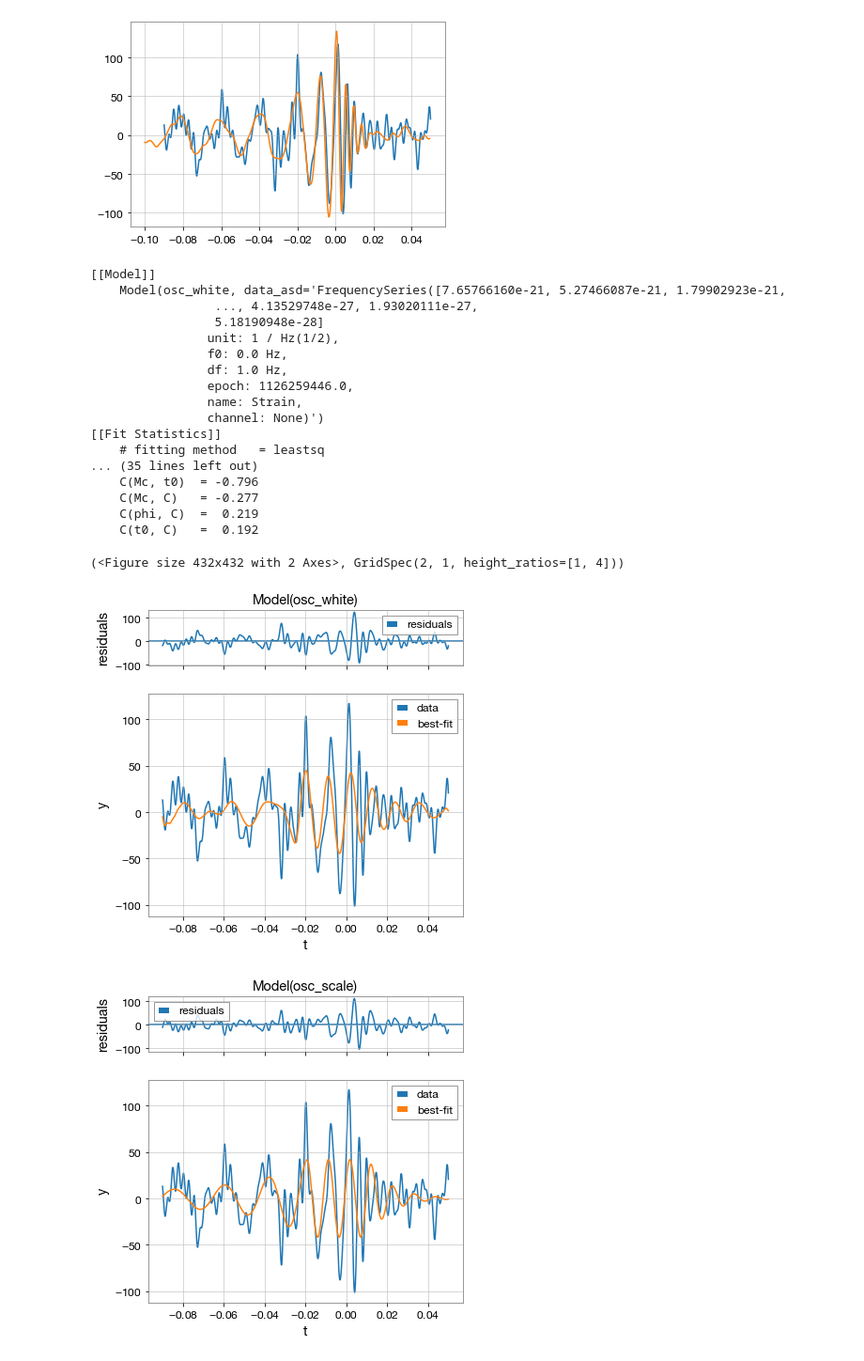
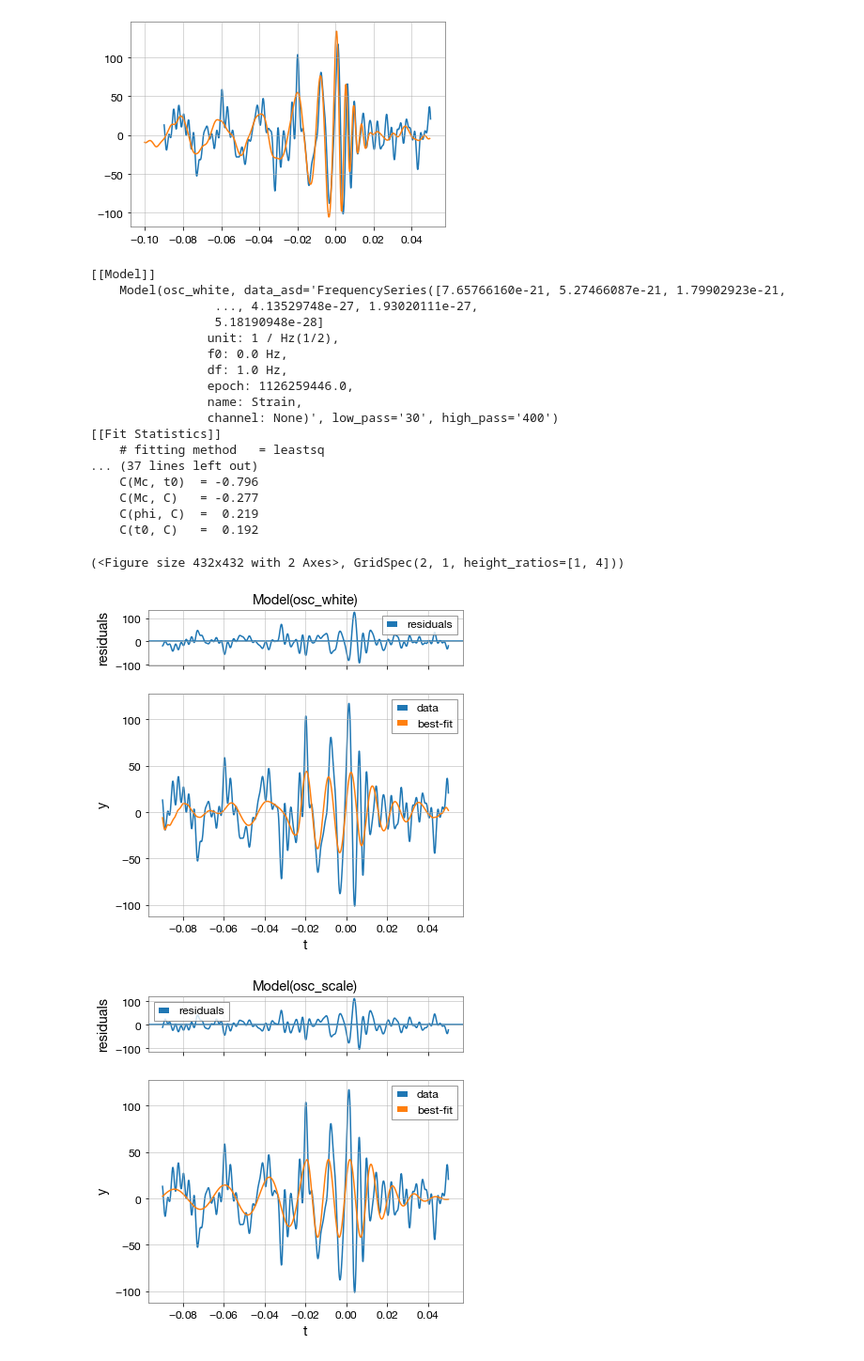
Before and after one commit to violatingcp/MIT_8.S50, a Jupyter notebook: Recitation3/rec3.ipynb, the cells around one changed output. Shown at 94% size. Saved outputs shown, nothing was run; the diff lists cells and outputs as text; code cells hidden in the pictures.

```diff
--- a/Recitation3/rec3.ipynb
+++ b/Recitation3/rec3.ipynb
@@ -232,17 +203,20 @@ asd = strain.asd(fftlength = 1)
 NRtime, NR_H1 = np.genfromtxt('GW150914_4_NR_waveform.txt').transpose()
 nrdata= TimeSeries(NR_H1, times = NRtime)
 # %%
-def whiten_and_bandpass(strain, asd):
+def whiten_and_bandpass(strain, asd, bp_low, bp_high):
     fft = strain.fft()
     asdinterp = interp1d(asd.frequencies, asd)
     asddiv =asdinterp(fft.frequencies)
     white_freq = fft/asddiv
     white = white_freq.ifft()
-    whitebp = white.bandpass(30,400)
+    whitebp = white.bandpass(bp_low,bp_high)
     return TimeSeries(whitebp, t0=strain.t0)
 # %%
-whitened_data = whiten_and_bandpass(strain, asd)
-wnr = whiten_and_bandpass(nrdata, asd).crop(-0.1, 0.05)
+low_pass = lower()
+high_pass = higher()
+
+whitened_data = whiten_and_bandpass(strain, asd, low_pass, high_pass)
+wnr = whiten_and_bandpass(nrdata, asd, low_pass, high_pass).crop(-0.1, 0.05)
 zoom = whitened_data.crop(tevent-0.09, tevent+0.05)
 zoom.t0 = -0.09
 x = np.array(zoom.times)
@@ -254,60 +228,60 @@ plt.plot(wnr.times, wnr.value)
 [figure]
 # %%
 # define osc_dif for lmfit::minimize()
-def osc_dif(params, x, data, data_asd):
+def osc_dif(params, x, data, data_asd, low_pass, high_pass):
     iM=params["Mc"]
     iT0=params["t0"]
     norm=params["C"]
     phi=params["phi"]
     model_strain = TimeSeries(osc(x, iM, iT0, phi, norm), times = x)
-    val = whiten_and_bandpass(model_strain, data_asd)
+    val = whiten_and_bandpass(model_strain, data_asd, low_pass, high_pass)
     residuals = val-data
     return residuals
 
-def osc_white(t, Mc, t0, phi, C, data_asd=None):
+def osc_white(t, Mc, t0, phi, C, data_asd=None, low_pass = None, high_pass = None):
     model_strain = TimeSeries(osc(t, Mc, t0, phi, C), times = t)
-    val = whiten_and_bandpass(model_strain, data_asd)
+    val = whiten_and_bandpass(model_strain, data_asd, low_pass, high_pass)
     return val
 # %%
-owmodel = lmfit.Model(osc_white, data_asd = asd)
-owmodel.set_param_hint(name = 'Mc', value = 25)
-owmodel.set_param_hint(name = 't0', value = 0.004)
-owmodel.set_param_hint(name = 'C', value = 0.18853556)
-owmodel.set_param_hint(name = 'phi', value = 1.24685424)
+owmodel = lmfit.Model(osc_white, data_asd = asd, low_pass = low_pass, high_pass = high_pass)
+owmodel.set_param_hint(name = 'Mc', value = 25, min = 10, max = 30)
+owmodel.set_param_hint(name = 't0', value = 0.004, min = -0.015, max = 0.015)
+owmodel.set_param_hint(name = 'C', value = 0.18853556, min = 0.01, max = 10)
+owmodel.set_param_hint(name = 'phi', value = 1.24685424, min = 0, max = 2*np.pi)
 
 omodel = lmfit.Model(osc_scale)
 omodel.set_param_hint(name = 'Mc', value = 25)
 omodel.set_param_hint(name = 't0', value = 0.01)
 omodel.set_param_hint(name = 'C', value = 0.18853556)
 omodel.set_param_hint(name = 'phi', value = 1.24685424)
 
 result_white = owmodel.fit(white_data_bp_zoom, t = x)
 print(result_white.fit_report())
 result_white.plot(datafmt='-')
 
 result = omodel.fit(white_data_bp_zoom, t = x)
 print(result.fit_report())
 result.plot(datafmt='-')
 # %% [output]
 [[Model]]
     Model(osc_white, data_asd='FrequencySeries([7.65766160e-21, 5.27466087e-21, 1.79902923e-21,
                  ..., 4.13529748e-27, 1.93020111e-27,
                  5.18190948e-28]
                 unit: 1 / Hz(1/2),
                 f0: 0.0 Hz,
                 df: 1.0 Hz,
                 epoch: 1126259446.0,
                 name: Strain,
-                channel: None)')
+                channel: None)', low_pass='30', high_pass='400')
 [[Fit Statistics]]
     # fitting method   = leastsq
-... (35 lines left out)
+... (37 lines left out)
     C(Mc, t0)  = -0.796
     C(Mc, C)   = -0.277
     C(phi, C)  =  0.219
     C(t0, C)   =  0.192
 (<Figure size 432x432 with 2 Axes>, GridSpec(2, 1, height_ratios=[1, 4]))
-[figure, old version]
+[figure, new version]
 [figure]
 # %%
 import lmfit
```
Also changed, not shown: parts of 10 cells of this notebook, 1 other file.
